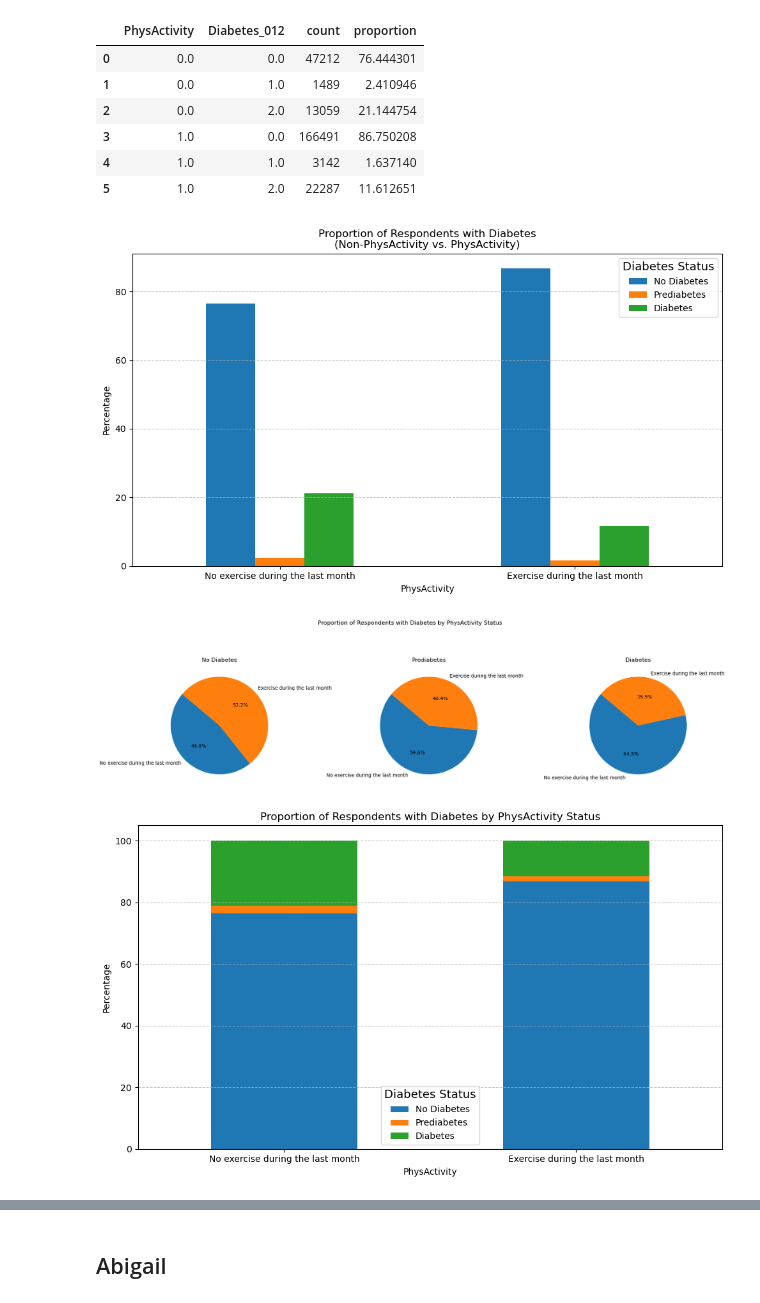
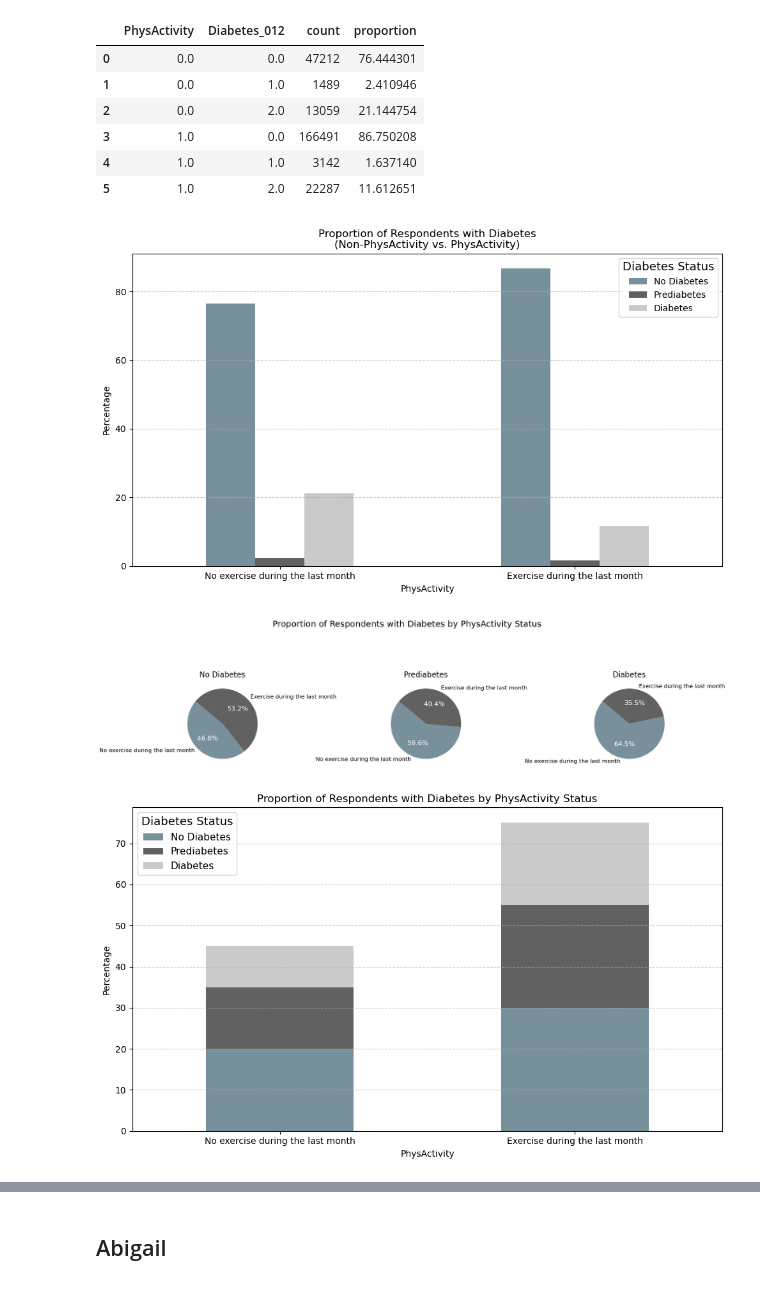
Before and after one commit to williamlevine/project-one, a Jupyter notebook: main_notebook.ipynb, the cells around one changed output, grey strips where cells are left out. Saved outputs shown, nothing was run; the diff lists cells and outputs as text; code cells hidden in the pictures.

Commit message:
color scheme added

```diff
--- a/main_notebook.ipynb
+++ b/main_notebook.ipynb
@@ -124,7 +124,8 @@ index_mapping = {0.0: 'No exercise during the last month', 1.0: 'Exercise during
 PhysActivity_pivot_df.index = PhysActivity_pivot_df.index.map(index_mapping)
 
 # Plot the table
-PhysActivity_pivot_df.plot(kind='bar', figsize=(10, 6))
+colors = ['#78909c','#616161', '#cacaca']
+PhysActivity_pivot_df.plot(kind='bar', figsize=(10, 6), color=colors)
 plt.title('Proportion of Respondents with Diabetes\n(Non-PhysActivity vs. PhysActivity)')
 plt.xlabel('PhysActivity')
 plt.ylabel('Percentage')
@@ -134,33 +135,69 @@ plt.grid(axis='y', linestyle='--', alpha=0.7)
 plt.tight_layout()
 plt.show()
 # %% [output]
-[figure, old version]
+[figure, new version]
 # %%
-# Plot pie charts for each diabetes status
+# Example DataFrame setup for demonstration
+# Assuming PhysActivity_pivot_df is your DataFrame
+# PhysActivity_pivot_df = ...
+
 fig, axes = plt.subplots(1, 3, figsize=(18, 6))
 
+# Define colors
+colors = ['#78909c', '#616161', '#cacaca']
+
 for i, column in enumerate(PhysActivity_pivot_df.columns):
-    axes[i].pie(PhysActivity_pivot_df[column], labels=PhysActivity_pivot_df.index, autopct='%1.1f%%', startangle=140)
-    axes[i].set_title(column)
+    wedges, texts, autotexts = axes[i].pie(
+        PhysActivity_pivot_df[column],
+        labels=PhysActivity_pivot_df.index,
+        autopct='%1.1f%%',
+        startangle=140,
+        colors=colors[:len(PhysActivity_pivot_df.index)]  # Adjust colors to match number of slices
+    )
+    axes[i].set_title(column, fontsize=16, color='black')  # Title font size and color
 
-plt.suptitle('Proportion of Respondents with Diabetes by PhysActivity Status')
+    # Adjust font size and color for pie chart labels and percentages
+    for text in texts:
+        text.set_fontsize(12)
+        text.set_color('black')  # Set color of pie chart labels
+    for autotext in autotexts:
+        autotext.set_fontsize(14)
+        autotext.set_color('white')  # Set color of percentages
+
+plt.suptitle('Proportion of Respondents with Diabetes by PhysActivity Status', fontsize=18)
+
+
 plt.tight_layout()
 plt.show()
 # %% [output]
-[figure, old version]
+[figure, new version]
 # %%
-#stacked bar chart
-PhysActivity_pivot_df.plot(kind='bar', stacked=True, figsize=(10, 6))
+data = {
+    'No Diabetes': [20, 30],
+    'Prediabetes': [15, 25],
+    'Diabetes': [10, 20]
+}
+PhysActivity_pivot_df = pd.DataFrame(data, index=['No exercise during the last month', 'Exercise during the last month'])
+
+# Define colors for each segment
+colors = ['#78909c', '#616161', '#cacaca']
+
+# Plotting the stacked bar chart
+ax = PhysActivity_pivot_df.plot(kind='bar', stacked=True, figsize=(10, 6), color=colors)
+
+# Customize the chart
 plt.title('Proportion of Respondents with Diabetes by PhysActivity Status')
 plt.xlabel('PhysActivity')
 plt.ylabel('Percentage')
 plt.xticks(ticks=range(len(PhysActivity_pivot_df.index)), labels=PhysActivity_pivot_df.index, rotation=0)
-plt.legend(title='Diabetes Status', title_fontsize='13')
+plt.legend(title='Diabetes Status', title_fontsize='13', fontsize='11')
 plt.grid(axis='y', linestyle='--', alpha=0.7)
 plt.tight_layout()
+
+# Show the plot
 plt.show()
 # %% [output]
-[figure, old version]
+[figure, new version]
 # %%
 #Doughnut Chart
 fig, axes = plt.subplots(1, 3, figsize=(18, 6))
```
Also changed, not shown: parts of 1 cell of this notebook.
